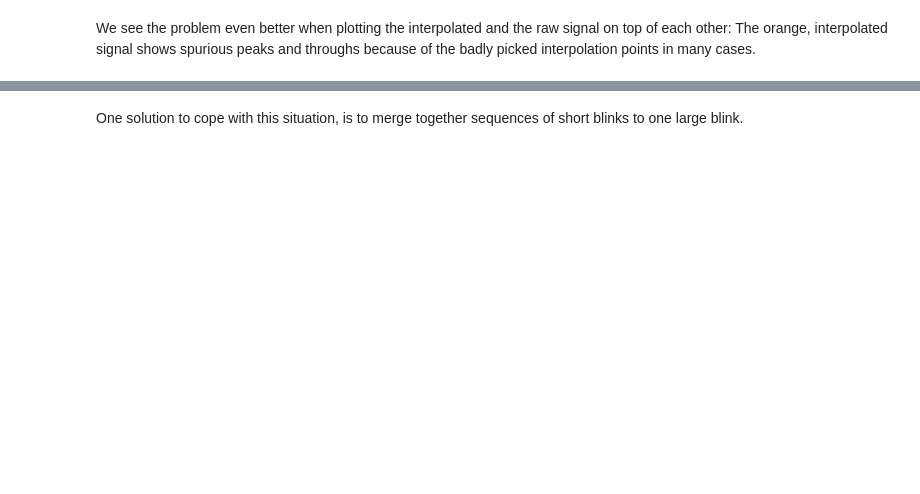
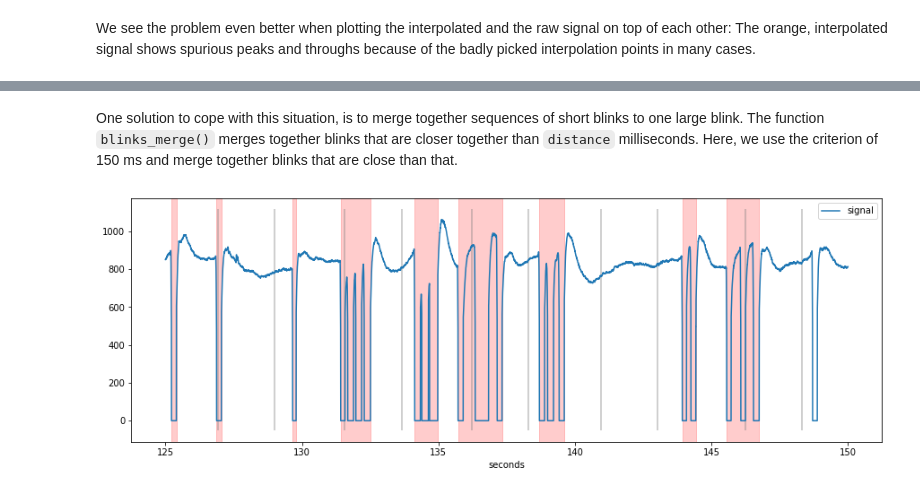
Before and after one commit to ihrke/pypillometry, a Jupyter notebook: docs/blinks.ipynb, the cells around one changed output, grey strips where cells are left out. Cells and saved outputs as stored; diff of their text form; code cells hidden in the pictures; blank space fills up the shorter version.

```diff
--- a/docs/blinks.ipynb
+++ b/docs/blinks.ipynb
@@ -43,2 +42,8 @@ pp.plotpd(d,d2)
 # %% [markdown]
-One solution to cope with this situation, is to merge together sequences of short blinks to one large blink.
+One solution to cope with this situation, is to merge together sequences of short blinks to one large blink. The function `blinks_merge()` merges together blinks that are closer together than `distance` milliseconds. Here, we use the criterion of 150 ms and merge together blinks that are close than that.
+# %%
+plt.figure(figsize=(15,5));
+d3=d.copy().detect_blinks().blinks_merge(distance=150)
+d3.plot()
+# %% [output]
+[figure, added]
```
Also changed, not shown: parts of 9 cells of this notebook, 42 other files.
